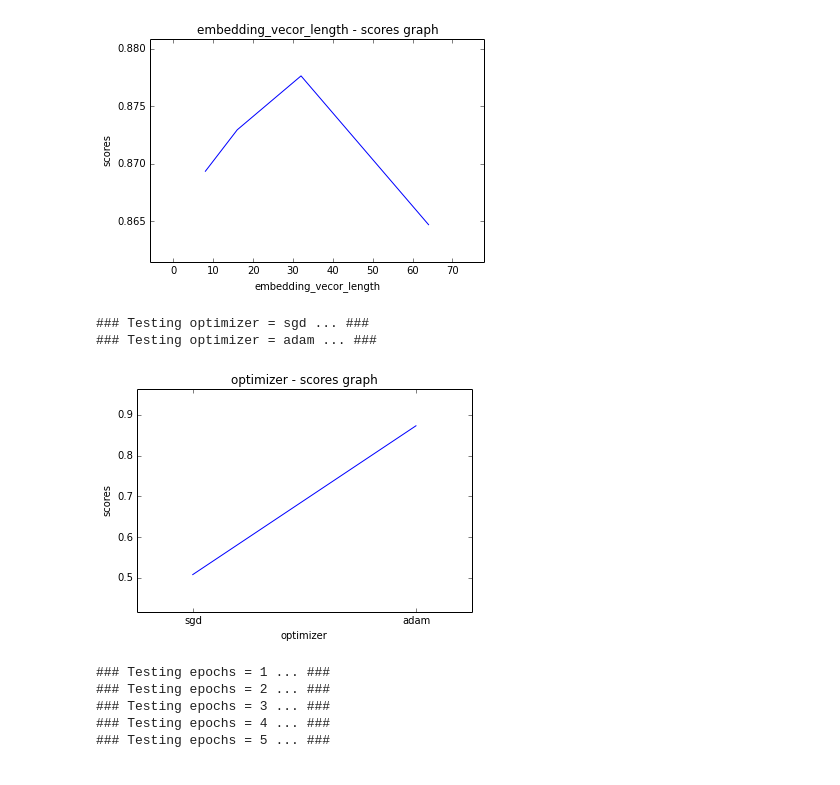
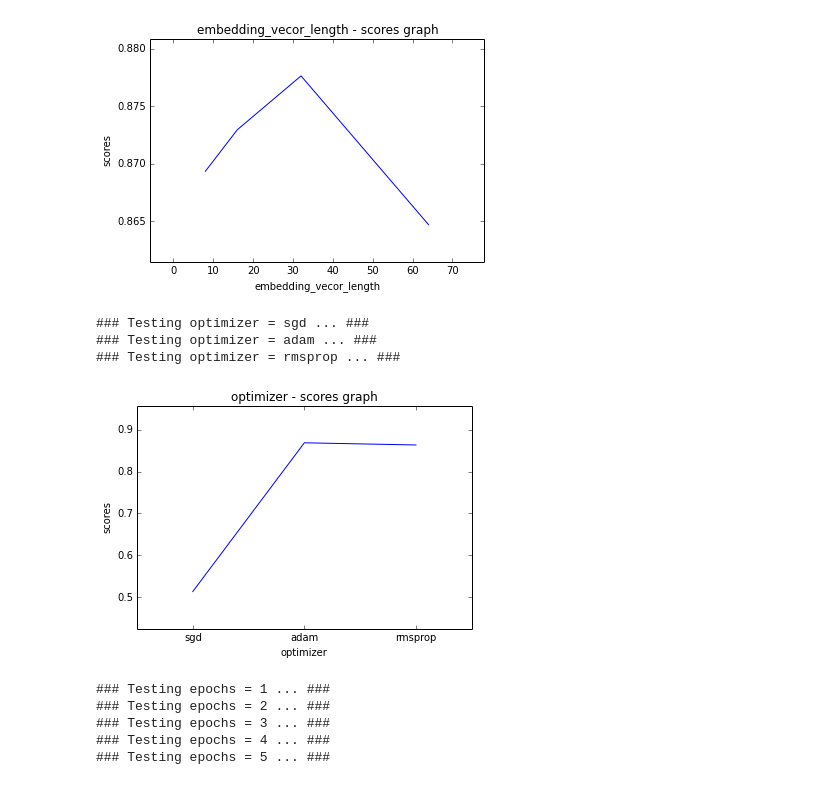
Before and after one commit to tzachb1/Sentiment-Analysis, a Jupyter notebook: sentiment_analysis.ipynb, the cells around one changed output. Drawn from its saved outputs; the diff is of its cells as text; code cells hidden in the pictures.

```diff
--- a/sentiment_analysis.ipynb
+++ b/sentiment_analysis.ipynb
@@ -55,16 +55,11 @@ def run_all(model, h_params, force_reload_data=False):
     model.compile(loss='binary_crossentropy', optimizer=h_params['optimizer'], metrics=['accuracy'])
     #print(model.summary())
 
-    # fit
-    history = model.fit(X_train, y_train, validation_data=(X_test, y_test), epochs=h_params['epochs'], batch_size=h_params['batch_size'], verbose=0)
+    # fit (shuffle defaults to True -> it's better alternate between positive and negative samples during training)
+    history = model.fit(X_train, y_train, validation_data=(X_test, y_test), epochs=h_params['epochs'], batch_size=h_params['batch_size'], verbose=1)
 
-    # evaluate
+    # evaluate (consider adding AUC to returned score)
     scores = model.evaluate(X_test, y_test, verbose=0)
-    #
-    #y_pred_proba = model.predict(X_test)
-    #print(y_pred_proba)
-    #fpr, tpr, thresholds = metrics.roc_curve(y_test, y_pred_proba, pos_label=1)
-    #roc_auc_score = metrics.roc_auc_score(y_test, y_pred)
 
     return (scores[1], history)
 # %%
@@ -73,7 +68,7 @@ def run_all(model, h_params, force_reload_data=False):
 # 2. create your hyper parameters dictionary or use default_params (or overwrite some values)
 # 3. call run_all with the model (from 1) and parameters (from 2). scores and run history will be retruned
 
-score, history = run_all(models.base_model(default_params), default_params)
+score, history = run_all(models.base(default_params), default_params)
 print("base model Accuracy: %.3f " % score)
 # %% [output]
 base model Accuracy: 0.872
@@ -82,12 +83,12 @@ base model Accuracy: 0.872
 # %%
-# check whether score is consistent when trying Kfold and different split ratio (80-20)
+# check whether score is consistent when trying Kfold and different split ratio e.g. 80-20.
 
 kf = KFold(n_splits=5)
 for train_index, test_index in kf.split(X):
     X_train, X_test = X[train_index], X[test_index]
     y_train, y_test = y[train_index], y[test_index]
 
-    score, history = run_all(models.base_model(default_params), default_params)
+    score, history = run_all(models.base(default_params), default_params)
     print("base model Accuracy: %.3f " % score)
 
 # reload original train test sets
@@ -101,7 +102,7 @@ base model Accuracy: 0.880
 # %%
 #### hyper-parameteres optimization & search ####
 # the method accepts a name of a hyper parameter to optimize and the possible value range to search on
-# note: I did not do a grid search or tested across all combinations of hyper params because I believe
+# Note: I did not do a grid search or tested across all combinations of hyper params because I believe
 # this was not the purpose of the excercise.
 # what I did is search on one parameter, find its optimal value, fix it and move to the next
 
@@ -111,7 +112,7 @@ def test_hyper_parameter(name, range):
     for value in range:
         print ('### Testing %s = %s ... ###' % (name, value))
         new_params = dict(default_params.items() + {name: value}.items()) # is there a better way to do this in python??
-        score, history = run_all(models.base_model(new_params), new_params, name == 'top_words')
+        score, history = run_all(models.base(new_params), new_params, name == 'top_words')
         scores = numpy.append(scores, score)
 
     helper.plot_graph(range, scores, '%s - scores graph' %name, '%s' %name, 'scores')
@@ -148,11 +149,12 @@ test_hyper_parameter('embedding_vecor_length', [8, 16, 32, 64])
 ### Testing embedding_vecor_length = 64 ... ###
 [figure]
 # %%
-test_hyper_parameter('optimizer', ['sgd', 'adam'])
+test_hyper_parameter('optimizer', ['sgd', 'adam', 'rmsprop'])
 # %% [output]
 ### Testing optimizer = sgd ... ###
 ### Testing optimizer = adam ... ###
+### Testing optimizer = rmsprop ... ###
-[figure, old version]
+[figure, new version]
 # %%
 test_hyper_parameter('epochs', [1, 2, 3, 4, 5])
 # %% [output]
```
Also changed, not shown: parts of 11 cells of this notebook, 2 other files.
